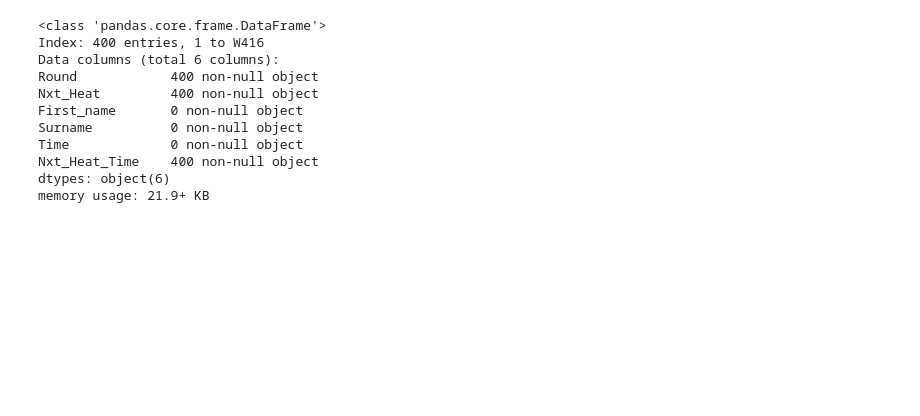
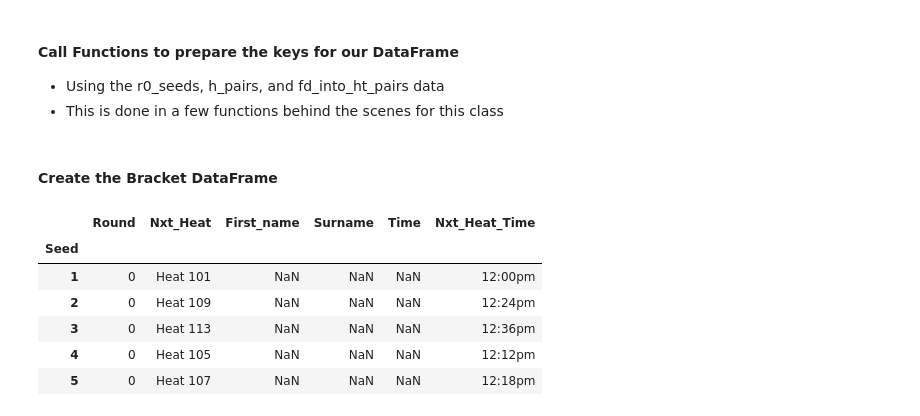
Before and after one commit to gcnuss/SART_Automation, a Jupyter notebook: Test_With_2016_Data.ipynb, the cells around one changed output. Drawn from its saved outputs; the diff is of its cells as text; code cells hidden in the pictures; blank space fills up the shorter version.

```diff
--- a/Test_With_2016_Data.ipynb
+++ b/Test_With_2016_Data.ipynb
@@ -114,20 +139,22 @@ start_times = {'Heat 101': '12:00pm',
 # %%
 sart17 = SART(r0_seeds, h_pairs, fd_into_ht_pairs, columns, start_times)
+# %% [markdown]
+#### Call Functions to prepare the keys for our DataFrame
+- Using the r0_seeds, h_pairs, and fd_into_ht_pairs data
+- This is done in a few functions behind the scenes for this class
 # %%
 sart17.prepare_sd_h_keys()
+# %% [markdown]
+#### Create the Bracket DataFrame
 # %%
 sart17.create_bracket()
 # %%
-sart17.bracket_df.info()
+sart17.bracket_df.head()
 # %% [output]
-<class 'pandas.core.frame.DataFrame'>
-Index: 400 entries, 1 to W416
-Data columns (total 6 columns):
-Round            400 non-null object
-Nxt_Heat         400 non-null object
-First_name       0 non-null object
-Surname          0 non-null object
-Time             0 non-null object
-Nxt_Heat_Time    400 non-null object
-dtypes: object(6)
-memory usage: 21.9+ KB
+|  | Round | Nxt_Heat | First_name | Surname | Time | Nxt_Heat_Time |
+| Seed |  |  |  |  |  |  |
+| 1 | 0 | Heat 101 | NaN | NaN | NaN | 12:00pm |
+| 2 | 0 | Heat 109 | NaN | NaN | NaN | 12:24pm |
+| 3 | 0 | Heat 113 | NaN | NaN | NaN | 12:36pm |
+| 4 | 0 | Heat 105 | NaN | NaN | NaN | 12:12pm |
+| 5 | 0 | Heat 107 | NaN | NaN | NaN | 12:18pm |
```
Also changed, not shown: parts of 58 cells of this notebook, 1 other file.
